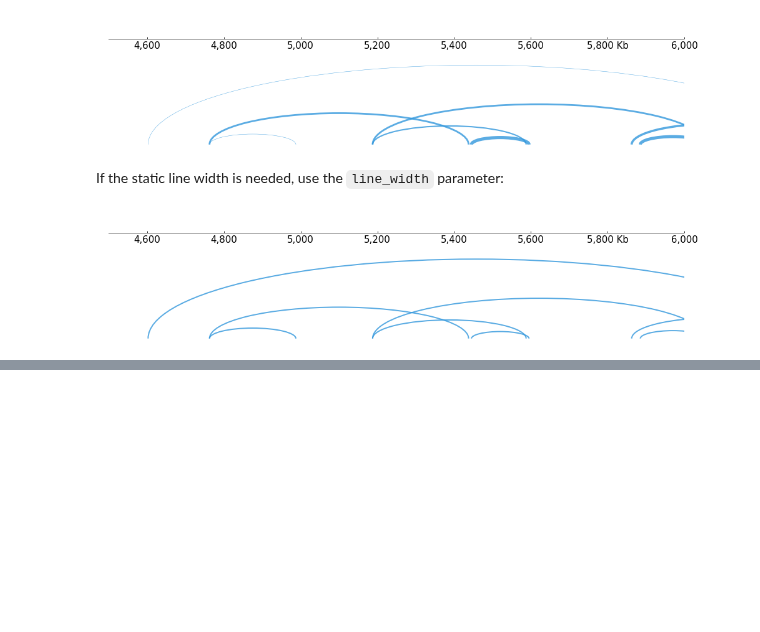
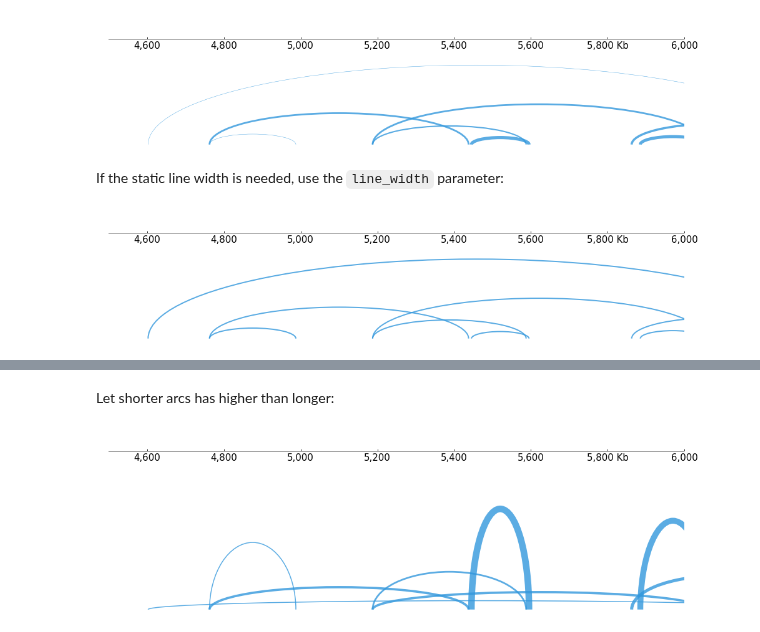
Before and after one commit to GangCaoLab/CoolBox, a Jupyter notebook: docs/_gallery/arcs_style.ipynb, the cells around one changed output, grey strips where cells are left out. Drawn from its saved outputs; the diff is of its cells as text; code cells hidden in the pictures; blank space fills up the shorter version.

```diff
--- a/docs/_gallery/arcs_style.ipynb
+++ b/docs/_gallery/arcs_style.ipynb
@@ -55,0 +77,9 @@ frame.plot("chr9:4500000-6000000")
+# %% [markdown]
+Let shorter arcs has higher than longer:
+# %%
+arc = Arcs(bedpe_path, diameter_to_height="(max_diameter/diameter)*0.5") + TrackHeight(8)
+frame = XAxis() + arc
+
+frame.plot("chr9:4500000-6000000")
+# %% [output]
+[figure, added]
```
Also changed, not shown: parts of 17 cells of this notebook, 23 other files.
